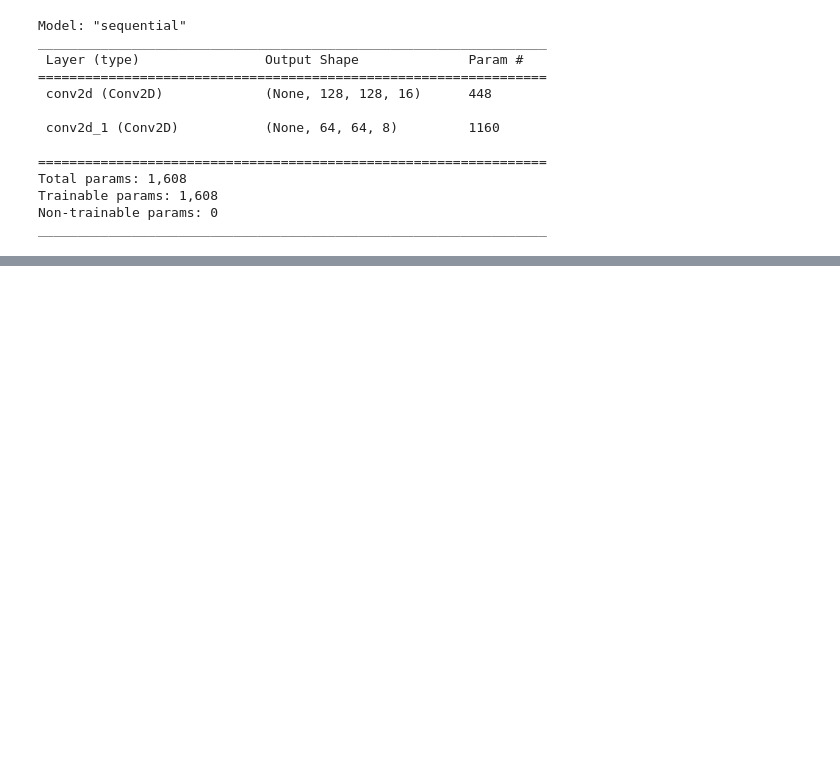
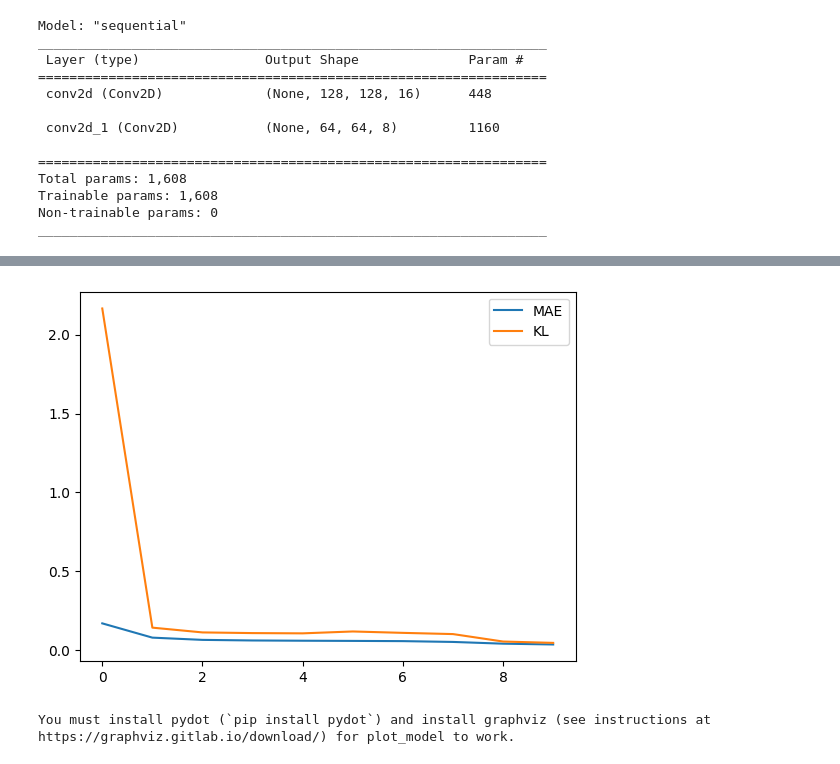
Before and after one commit to Garbarkozaurus/CV_denoising, a Jupyter notebook: tf_autoencoder_tutorial.ipynb, the cells around one changed output, grey strips where cells are left out. Drawn from its saved outputs; the diff is of its cells as text; code cells hidden in the pictures; blank space fills up the shorter version.

```diff
--- a/tf_autoencoder_tutorial.ipynb
+++ b/tf_autoencoder_tutorial.ipynb
@@ -149,0 +146,11 @@ plt.show()
+# %%
+plt.plot(history.history["val_MAE"])
+plt.plot(history.history["val_kullback_leibler_divergence"])
+plt.legend(["MAE", "KL"])
+plt.show()
+# %% [output]
+[figure, added]
+# %%
+plot_model(autoencoder)
+# %% [output]
+You must install pydot (`pip install pydot`) and install graphviz (see instructions at https://graphviz.gitlab.io/download/) for plot_model to work.
```
Also changed, not shown: parts of 9 cells of this notebook.
